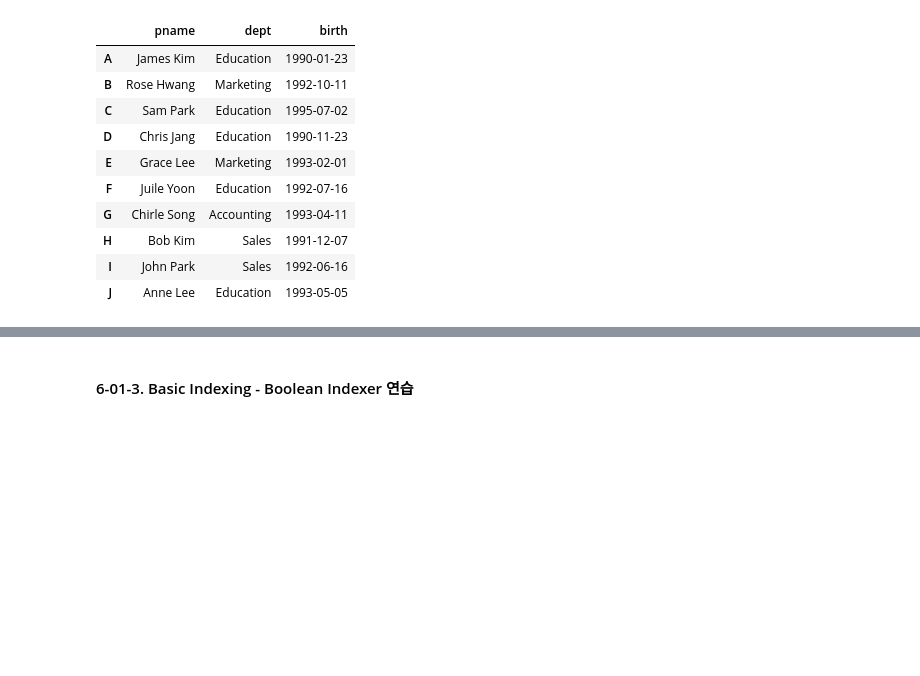
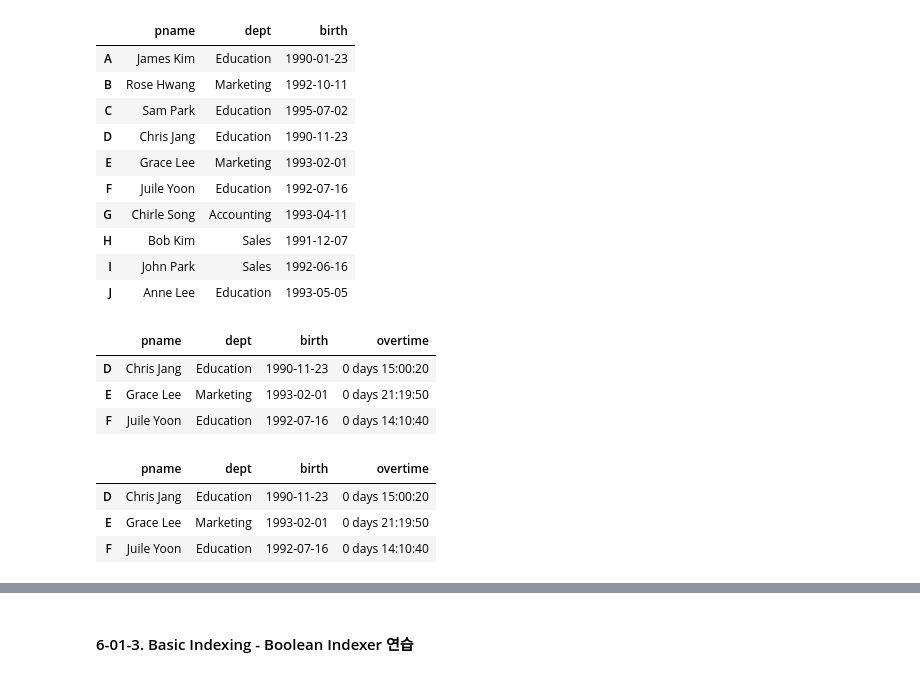
Before and after one commit to oms1226/20201130_python_farmingindustry, a Jupyter notebook: 3week/Python_for_AI_Pandas_PART1_LAB1215.ipynb, the cells around one changed output, grey strips where cells are left out. Cells and saved outputs as stored; diff of their text form; code cells hidden in the pictures; blank space fills up the shorter version.

```diff
--- a/3week/Python_for_AI_Pandas_PART1_LAB1215.ipynb
+++ b/3week/Python_for_AI_Pandas_PART1_LAB1215.ipynb
@@ -1494,10 +1634,21 @@ df2
 | I | John Park | Sales | 1992-06-16 |
 | J | Anne Lee | Education | 1993-05-05 |
 # %%
-# a slice object with integers # axis = 0
+# a slice object with integers
 # 3~5번 index 번호에 해당하는 rows에 대해 DataFrame으로 가져오기 합니다.
-df3 = df[3:6]
+#df3 = df[3:6]
+df3 = df.iloc[3:6, :]
 display(df3)
-# a slice object with labels   # axis = 1
-df3 = df['D':'F']
+# a slice object with labels
+#df3 = df['D':'F']
+df3 =df.loc['D':'F', :]
 display(df3)
+# %% [output]
+|  | pname | dept | birth | overtime |
+| D | Chris Jang | Education | 1990-11-23 | 0 days 15:00:20 |
+| E | Grace Lee | Marketing | 1993-02-01 | 0 days 21:19:50 |
+| F | Juile Yoon | Education | 1992-07-16 | 0 days 14:10:40 |
+|  | pname | dept | birth | overtime |
+| D | Chris Jang | Education | 1990-11-23 | 0 days 15:00:20 |
+| E | Grace Lee | Marketing | 1993-02-01 | 0 days 21:19:50 |
+| F | Juile Yoon | Education | 1992-07-16 | 0 days 14:10:40 |
```
Also changed, not shown: parts of 29 cells of this notebook, 5 other files.
